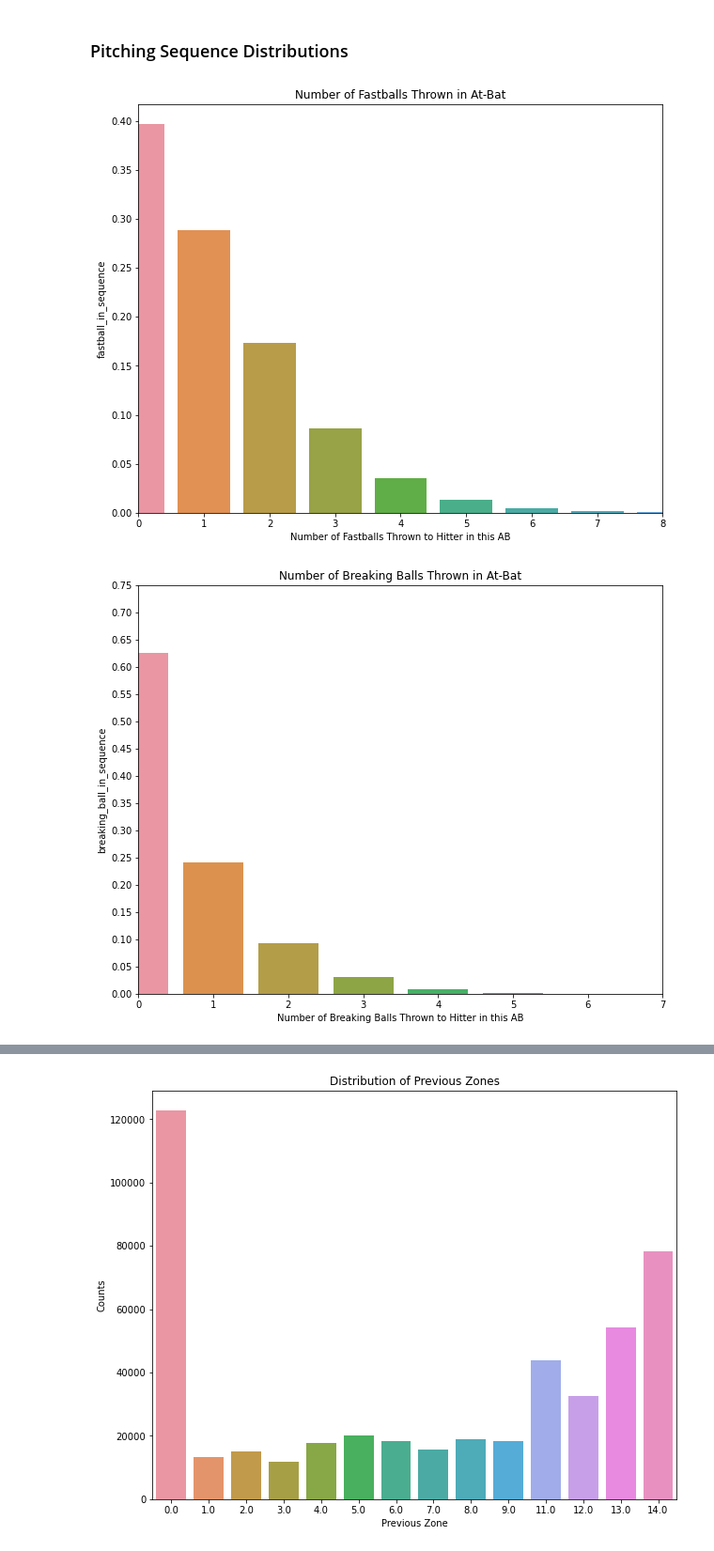
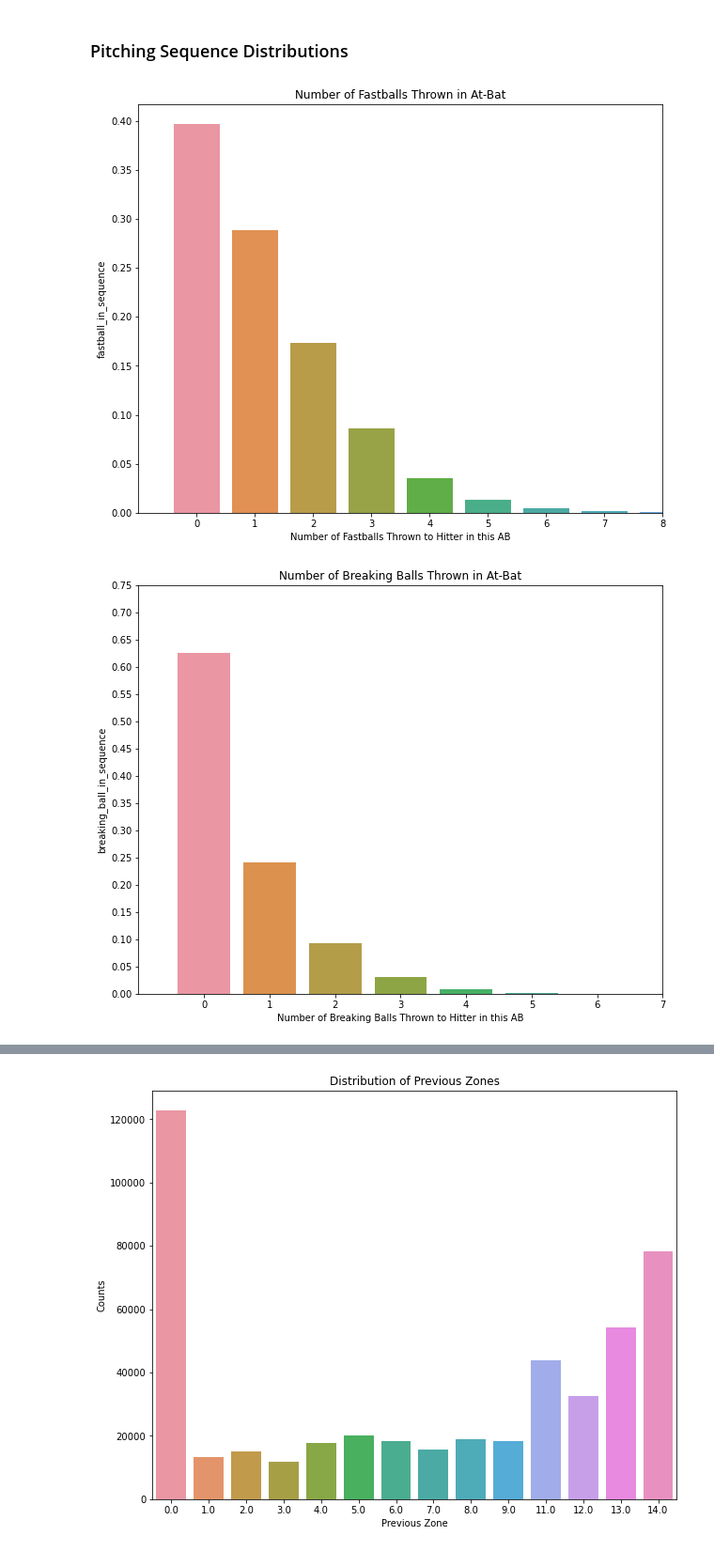
Before and after one commit to ethankuehl/project_6, a Jupyter notebook: code/02-Feature_Engineering_EDA.ipynb, the cells around one changed output, grey strips where cells are left out. Shown at 94% size. Drawn from its saved outputs; the diff is of its cells as text; code cells hidden in the pictures.

```diff
--- a/code/02-Feature_Engineering_EDA.ipynb
+++ b/code/02-Feature_Engineering_EDA.ipynb
@@ -535,12 +535,12 @@ clean_2019.dropna(inplace=True)
 # %%
 plt.figure(figsize=(10,8))
 fastball_sequence_counts = clean_2019['fastball_in_sequence'].value_counts(normalize=True)
 sns.barplot(fastball_sequence_counts.index, fastball_sequence_counts)
 plt.xlabel('Number of Fastballs Thrown to Hitter in this AB');
 plt.title('Number of Fastballs Thrown in At-Bat')
-plt.xlim([0,8]);
+plt.xlim([-1,8]);
 # %% [output]
-[figure, old version]
+[figure, new version]
 # %%
 plt.figure(figsize=(10, 8))
 breaking_ball_sequence_counts = clean_2019['breaking_ball_in_sequence'].value_counts(normalize=True)
@@ -548,9 +548,9 @@ sns.barplot(breaking_ball_sequence_counts.index, breaking_ball_sequence_counts)
 plt.yticks(ticks=[np.round(x, 2) for x in np.linspace(0,0.75,16)])
 plt.xlabel('Number of Breaking Balls Thrown to Hitter in this AB')
 plt.title('Number of Breaking Balls Thrown in At-Bat')
-plt.xlim([0,7]);
+plt.xlim([-1,7]);
 # %% [output]
-[figure, old version]
+[figure, new version]
 # %%
 plt.figure(figsize=(10, 8))
 changeup_sequence_counts = clean_2019['changeup_in_sequence'].value_counts(normalize=True)
```
Also changed, not shown: parts of 3 cells of this notebook.
